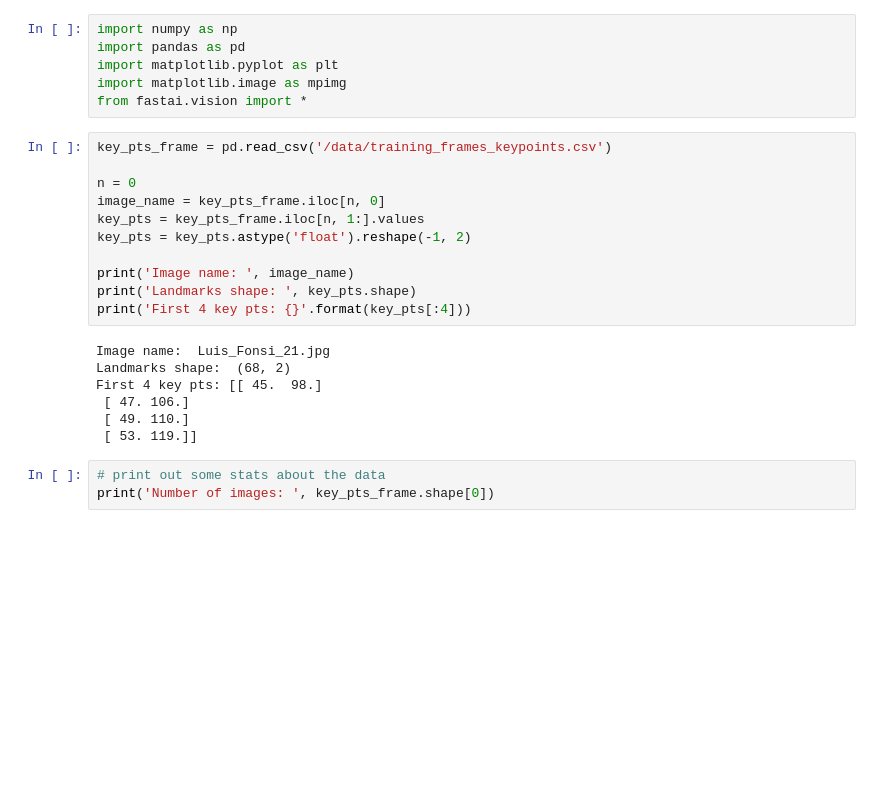
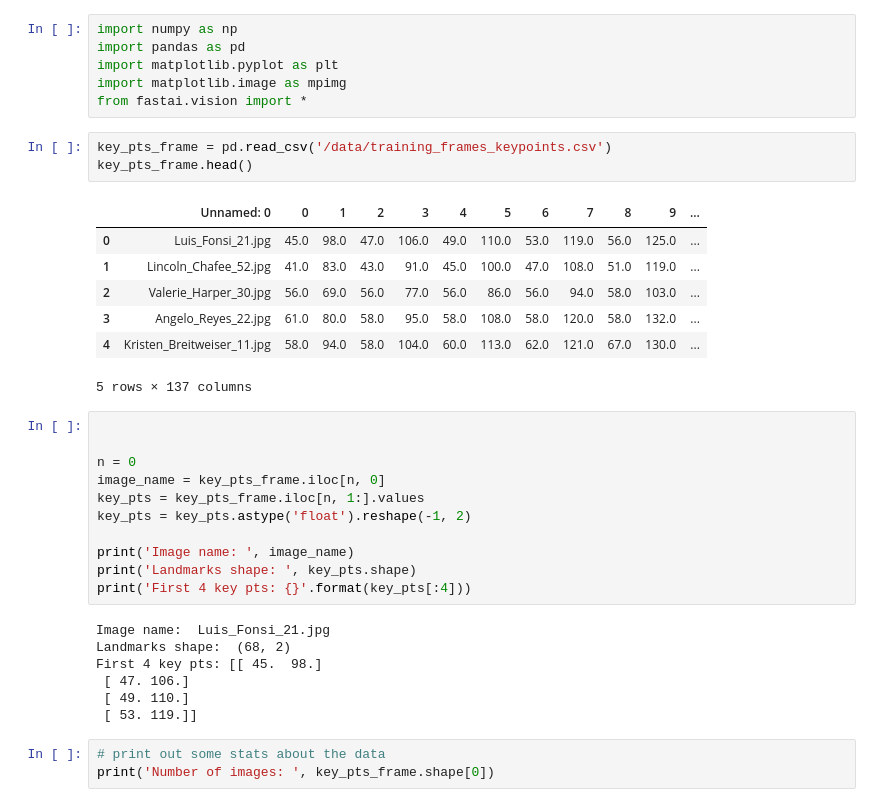
Before and after one commit to VishakBharadwaj94/facial_keypoints, a Jupyter notebook: facial_keypoints.ipynb, the cells around one changed output. Cells and saved outputs as stored; diff of their text form; blank space fills up the shorter version.

Commit message:
update to include df.head()

```diff
--- a/facial_keypoints.ipynb
+++ b/facial_keypoints.ipynb
@@ -22,8 +26,19 @@ import pandas as pd
 import matplotlib.pyplot as plt
 import matplotlib.image as mpimg
 from fastai.vision import *
+# %%
+key_pts_frame = pd.read_csv('/data/training_frames_keypoints.csv')
+key_pts_frame.head()
+# %% [output]
+|  | Unnamed: 0 | 0 | 1 | 2 | 3 | 4 | 5 | 6 | 7 | 8 | 9 | ... |
+| 0 | Luis_Fonsi_21.jpg | 45.0 | 98.0 | 47.0 | 106.0 | 49.0 | 110.0 | 53.0 | 119.0 | 56.0 | 125.0 | ... |
+| 1 | Lincoln_Chafee_52.jpg | 41.0 | 83.0 | 43.0 | 91.0 | 45.0 | 100.0 | 47.0 | 108.0 | 51.0 | 119.0 | ... |
+| 2 | Valerie_Harper_30.jpg | 56.0 | 69.0 | 56.0 | 77.0 | 56.0 | 86.0 | 56.0 | 94.0 | 58.0 | 103.0 | ... |
+| 3 | Angelo_Reyes_22.jpg | 61.0 | 80.0 | 58.0 | 95.0 | 58.0 | 108.0 | 58.0 | 120.0 | 58.0 | 132.0 | ... |
+| 4 | Kristen_Breitweiser_11.jpg | 58.0 | 94.0 | 58.0 | 104.0 | 60.0 | 113.0 | 62.0 | 121.0 | 67.0 | 130.0 | ... |
+5 rows × 137 columns
 # %%
-key_pts_frame = pd.read_csv('/data/training_frames_keypoints.csv')
+
 
 n = 0
 image_name = key_pts_frame.iloc[n, 0]
```
Also changed, not shown: parts of 5 cells of this notebook.
